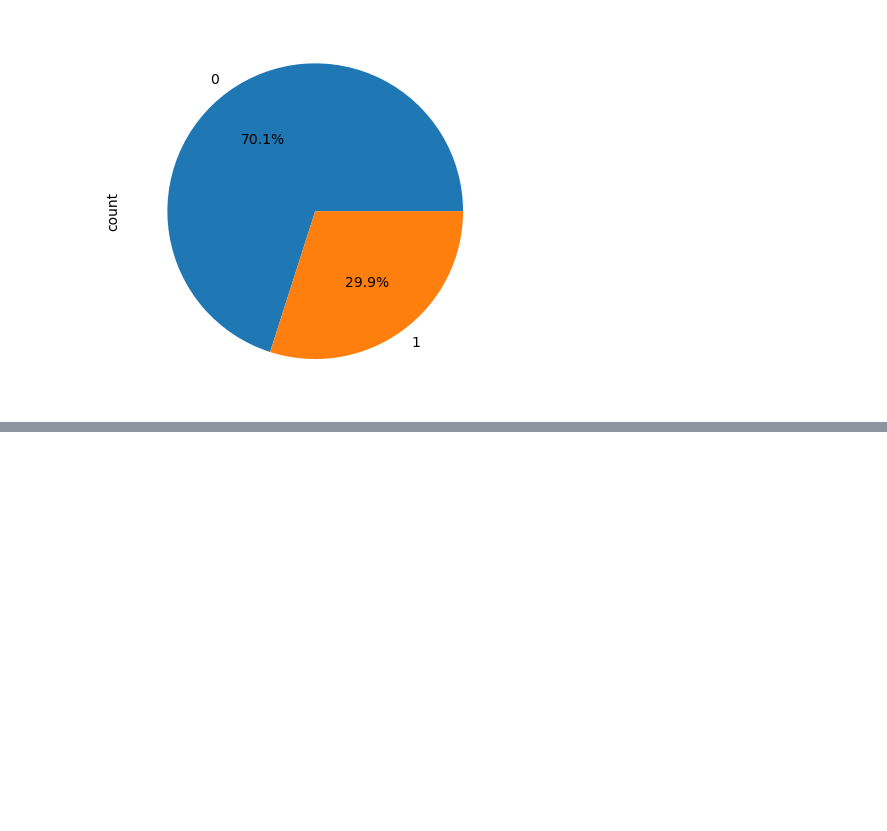
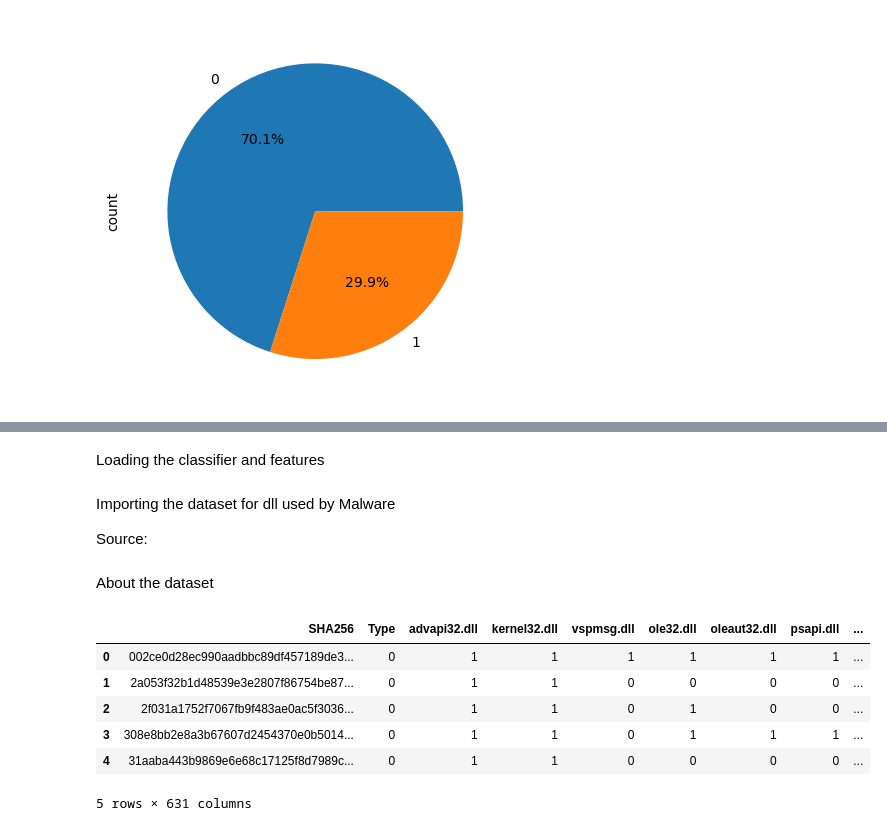
Before and after one commit to Reloul/IDS_PFE, a Jupyter notebook: AI_Model/malware_detec.ipynb, the cells around one changed output, grey strips where cells are left out. Saved outputs shown, nothing was run; the diff lists cells and outputs as text; code cells hidden in the pictures; blank space fills up the shorter version.

```diff
--- a/AI_Model/malware_detec.ipynb
+++ b/AI_Model/malware_detec.ipynb
@@ -173,5 +194,11 @@ open('../Classifier/features.pkl', 'wb').write(pickle.dumps(features))
+# %% [markdown]
+Loading the classifier and features
 # %%
 # Load classifier
 clf = joblib.load('../Classifier/classifier.pkl')
 #load features
 features = pickle.loads(open(os.path.join('../Classifier/features.pkl'),'rb').read())
+# %% [markdown]
+Importing the dataset for dll used by Malware
+
+Source:
@@ -177,0 +207,12 @@ features = pickle.loads(open(os.path.join('../Classifier/features.pkl'),'rb').re
+# %% [markdown]
+About the dataset
+# %%
+dataset_dll.head()
+# %% [output]
+|  | SHA256 | Type | advapi32.dll | kernel32.dll | vspmsg.dll | ole32.dll | oleaut32.dll | psapi.dll | ... |
+| 0 | 002ce0d28ec990aadbbc89df457189de3... | 0 | 1 | 1 | 1 | 1 | 1 | 1 | ... |
+| 1 | 2a053f32b1d48539e3e2807f86754be87... | 0 | 1 | 1 | 0 | 0 | 0 | 0 | ... |
+| 2 | 2f031a1752f7067fb9f483ae0ac5f3036... | 0 | 1 | 1 | 0 | 1 | 0 | 0 | ... |
+| 3 | 308e8bb2e8a3b67607d2454370e0b5014... | 0 | 1 | 1 | 0 | 1 | 1 | 1 | ... |
+| 4 | 31aaba443b9869e6e68c17125f8d7989c... | 0 | 1 | 1 | 0 | 0 | 0 | 0 | ... |
+5 rows × 631 columns
```
Also changed, not shown: parts of 38 cells of this notebook, 7 other files.
